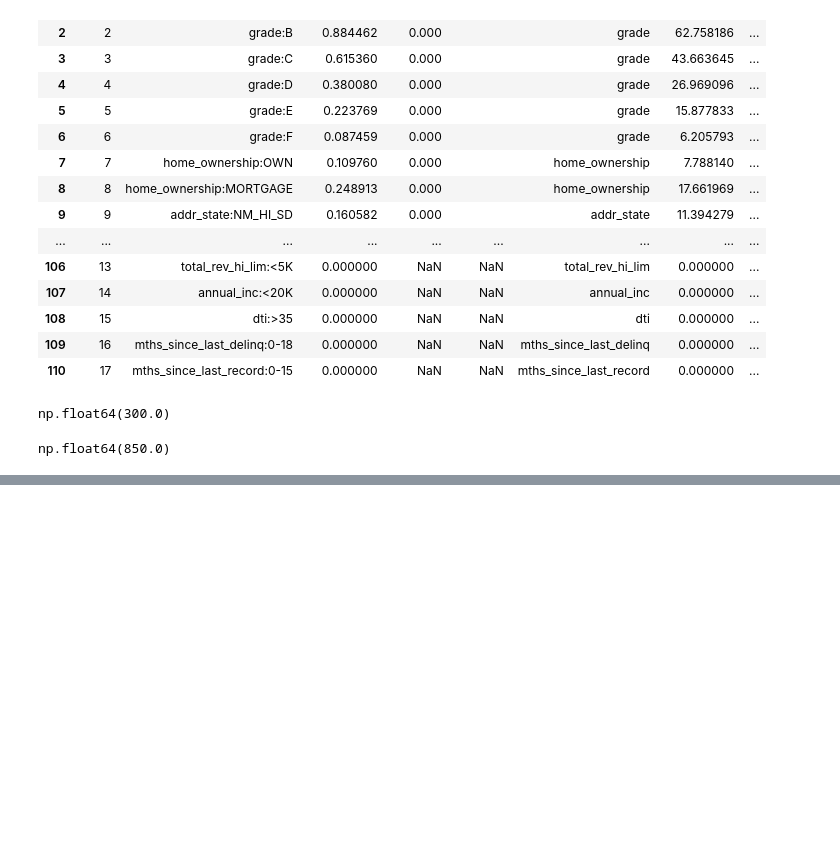
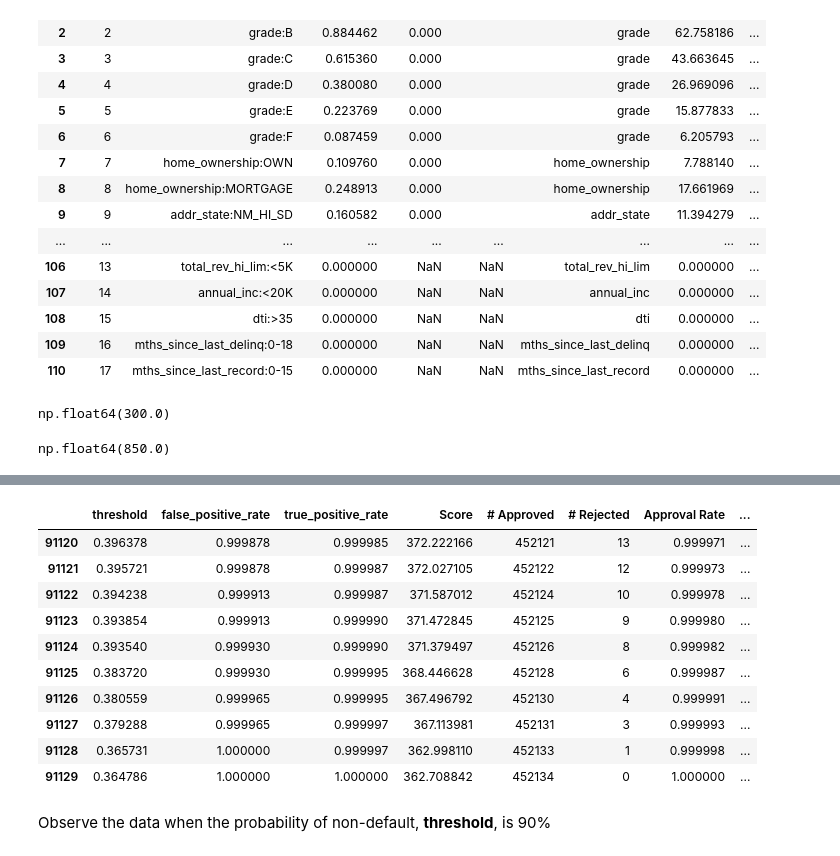
Before and after one commit to z252zhu/Credit-Risk-Modeling-on-Loan-Data, a Jupyter notebook: Credir Risk Modeling on Lending Club Loan Data - Modeling.ipynb, the cells around one changed output, grey strips where cells are left out. Drawn from its saved outputs; the diff is of its cells as text; code cells hidden in the pictures; blank space fills up the shorter version.

```diff
--- a/Credir Risk Modeling on Lending Club Loan Data - Modeling.ipynb
+++ b/Credir Risk Modeling on Lending Club Loan Data - Modeling.ipynb
@@ -1196,0 +1342,16 @@ np.float64(850.0)
+# %%
+df_cutoffs.tail(10)
+# %% [output]
+|  | threshold | false_positive_rate | true_positive_rate | Score | # Approved | # Rejected | Approval Rate | ... |
+| 91120 | 0.396378 | 0.999878 | 0.999985 | 372.222166 | 452121 | 13 | 0.999971 | ... |
+| 91121 | 0.395721 | 0.999878 | 0.999987 | 372.027105 | 452122 | 12 | 0.999973 | ... |
+| 91122 | 0.394238 | 0.999913 | 0.999987 | 371.587012 | 452124 | 10 | 0.999978 | ... |
+| 91123 | 0.393854 | 0.999913 | 0.999990 | 371.472845 | 452125 | 9 | 0.999980 | ... |
+| 91124 | 0.393540 | 0.999930 | 0.999990 | 371.379497 | 452126 | 8 | 0.999982 | ... |
+| 91125 | 0.383720 | 0.999930 | 0.999995 | 368.446628 | 452128 | 6 | 0.999987 | ... |
+| 91126 | 0.380559 | 0.999965 | 0.999995 | 367.496792 | 452130 | 4 | 0.999991 | ... |
+| 91127 | 0.379288 | 0.999965 | 0.999997 | 367.113981 | 452131 | 3 | 0.999993 | ... |
+| 91128 | 0.365731 | 1.000000 | 0.999997 | 362.998110 | 452133 | 1 | 0.999998 | ... |
+| 91129 | 0.364786 | 1.000000 | 1.000000 | 362.708842 | 452134 | 0 | 1.000000 | ... |
+# %% [markdown]
+Observe the data when the probability of non-default, **threshold**, is 90%
```
Also changed, not shown: parts of 40 cells of this notebook.
